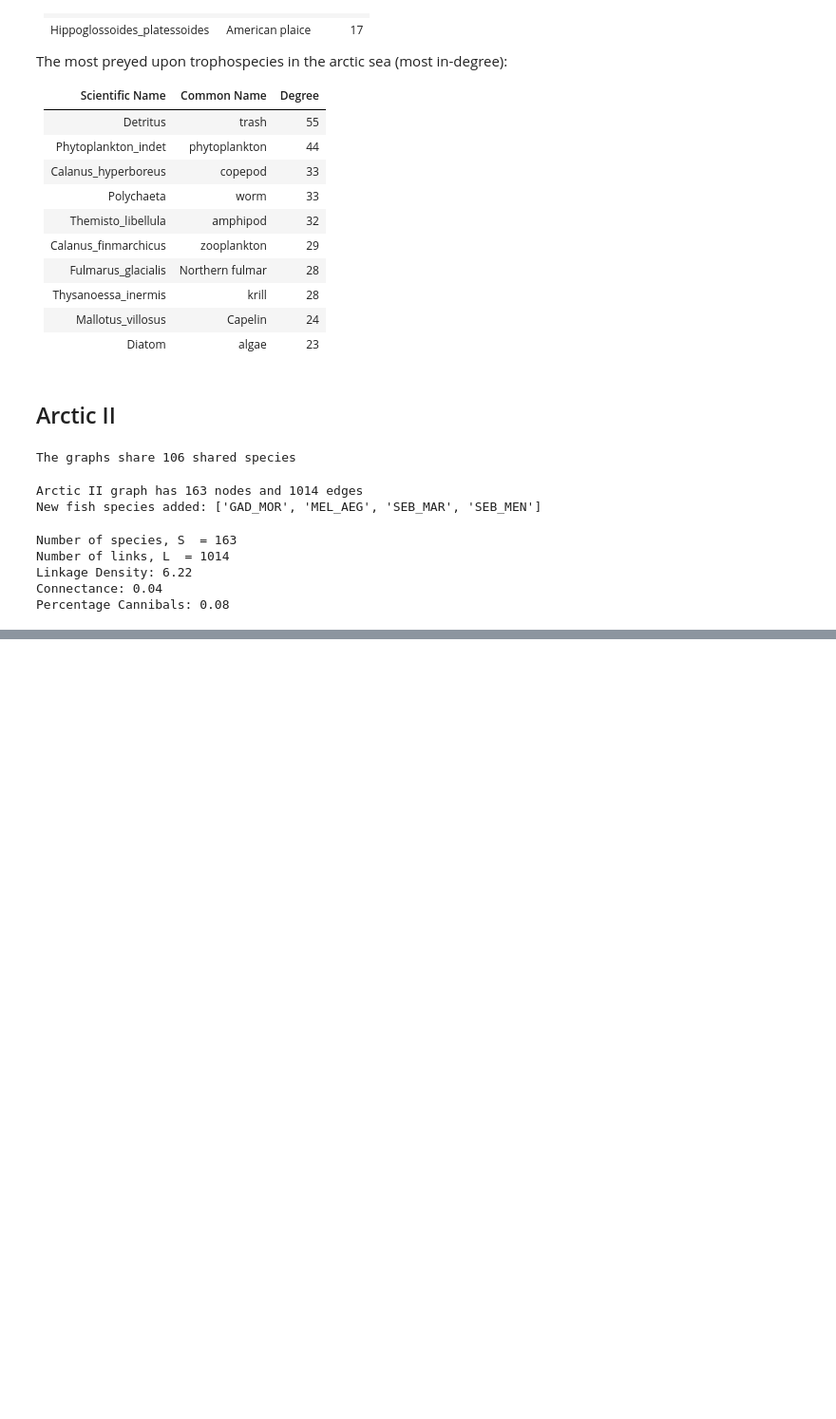
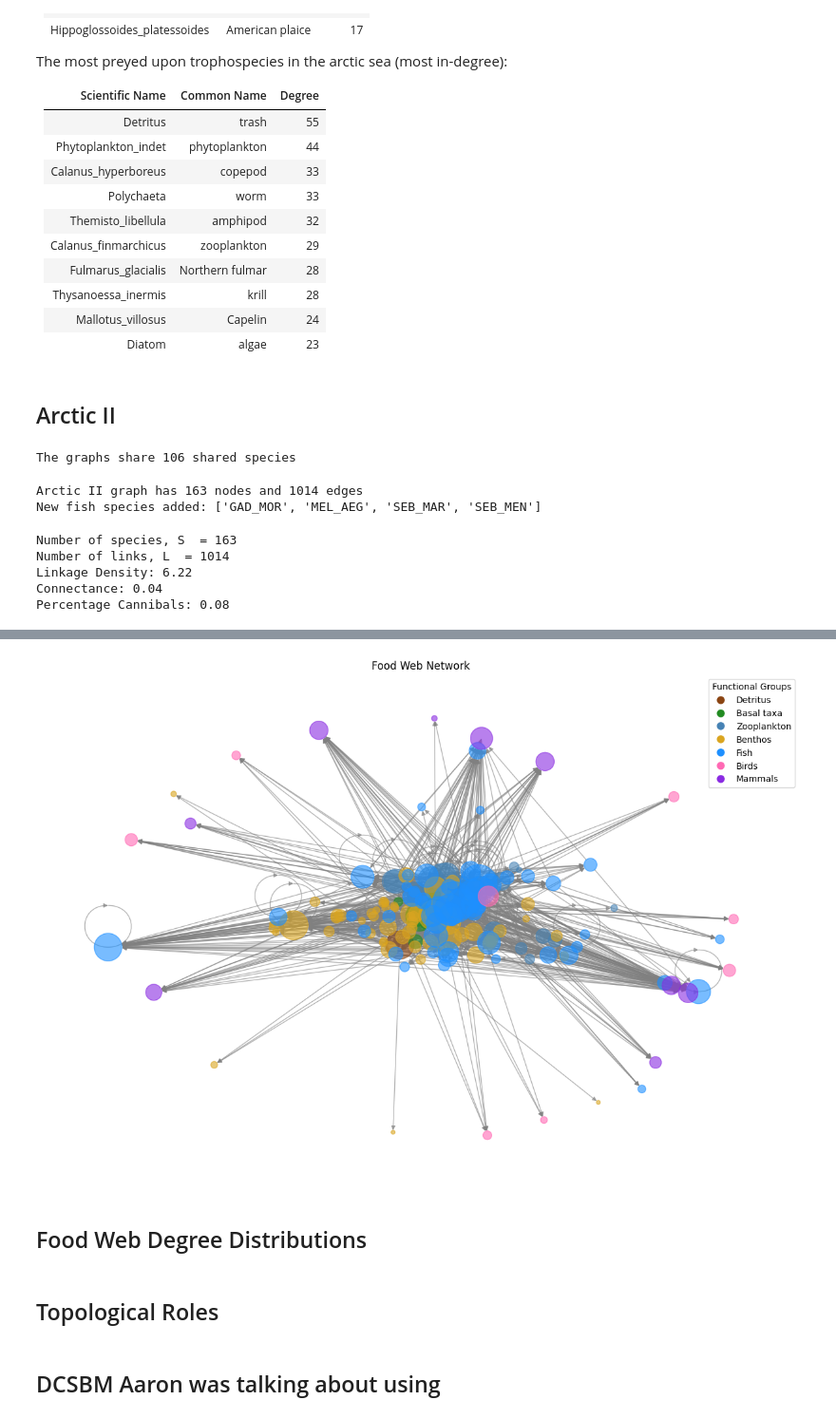
Before and after one commit to Tkloster01/BioFinalProject, a Jupyter notebook: main.ipynb, the cells around one changed output, grey strips where cells are left out. Shown at 95% size. Cells and saved outputs as stored; diff of their text form; code cells hidden in the pictures; blank space fills up the shorter version.

```diff
--- a/main.ipynb
+++ b/main.ipynb
@@ -448,0 +607,38 @@ Percentage Cannibals: 0.08
+# %%
+node_colors = []
+for node in borealGraph.nodes():
+    if node == 0:
+        group = "Detritus"
+    elif 1 <= node <= 8:
+        group = "Basal taxa"
+    elif 9 <= node <= 40:
+        group = "Zooplankton"
+    elif 41 <= node <= 106:
+        group = "Benthos"
+    elif 107 <= node <= 162:
+        group = "Fish"
+    elif 163 <= node <= 170:
+        group = "Birds"
+    else:
+        group = "Mammals"
+    node_colors.append(func_groups[group])
+
+# Calculate node sizes based on degree
+node_sizes = [borealGraph.degree(node) * 20 for node in borealGraph.nodes()]
+
+plt.figure(figsize=(12, 8))
+pos = nx.spring_layout(borealGraph)
+nx.draw(borealGraph, pos, node_color=node_colors, node_size=node_sizes, with_labels=False, edge_color='gray', alpha=0.6)
+
+# Add a legend
+legend_elements = [plt.Line2D([0], [0], marker='o', color='w', label=group, markerfacecolor=color, markersize=10)
+                   for group, color in func_groups.items()]
+plt.legend(handles=legend_elements, loc='upper right', title="Functional Groups")
+
+plt.title("Food Web Network")
+plt.axis('off')
+plt.show()
+# %% [output]
+[figure, added]
+# %% [markdown]
+## Food Web Degree Distributions
@@ -448,0 +696,2 @@ Percentage Cannibals: 0.08
+# %% [markdown]
+## Topological Roles
@@ -448,0 +700,2 @@ Percentage Cannibals: 0.08
+# %% [markdown]
+## DCSBM Aaron was talking about using
```
Also changed, not shown: parts of 16 cells of this notebook.
